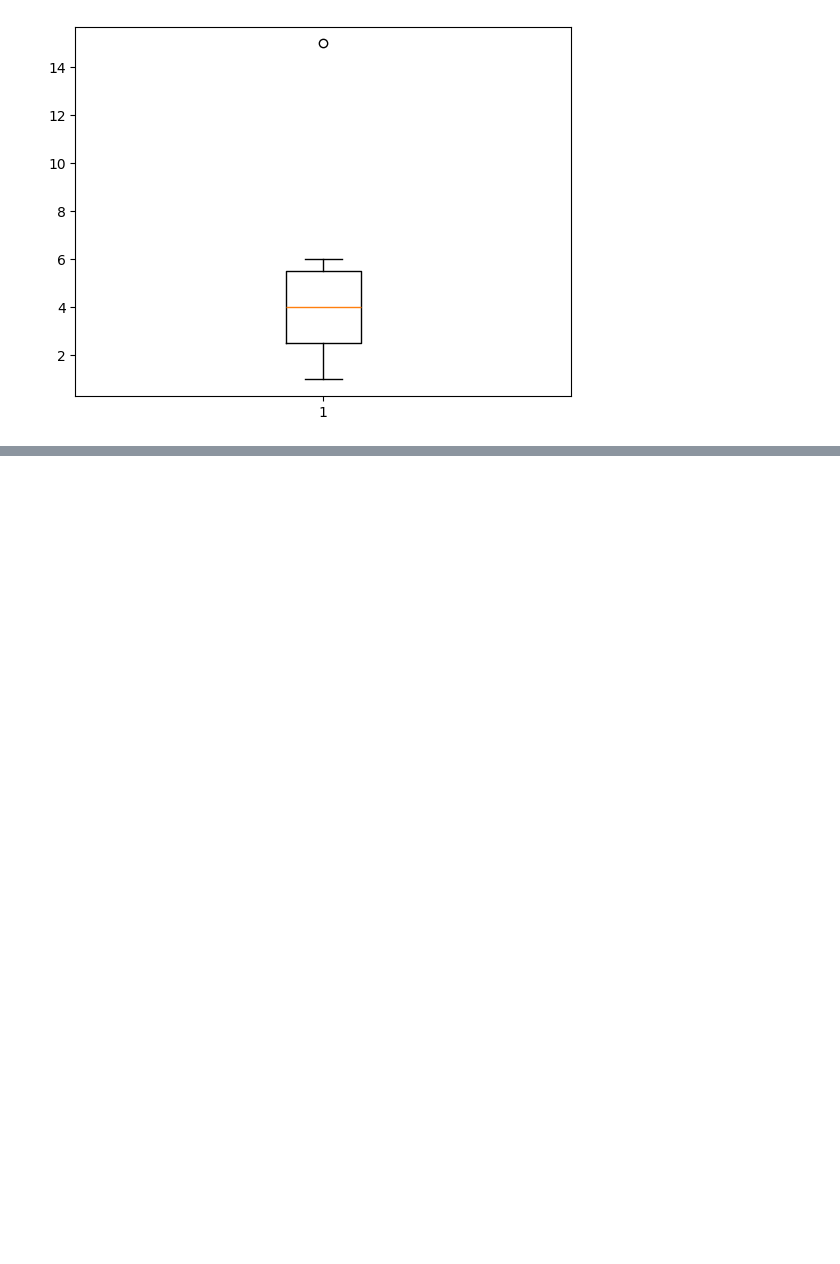
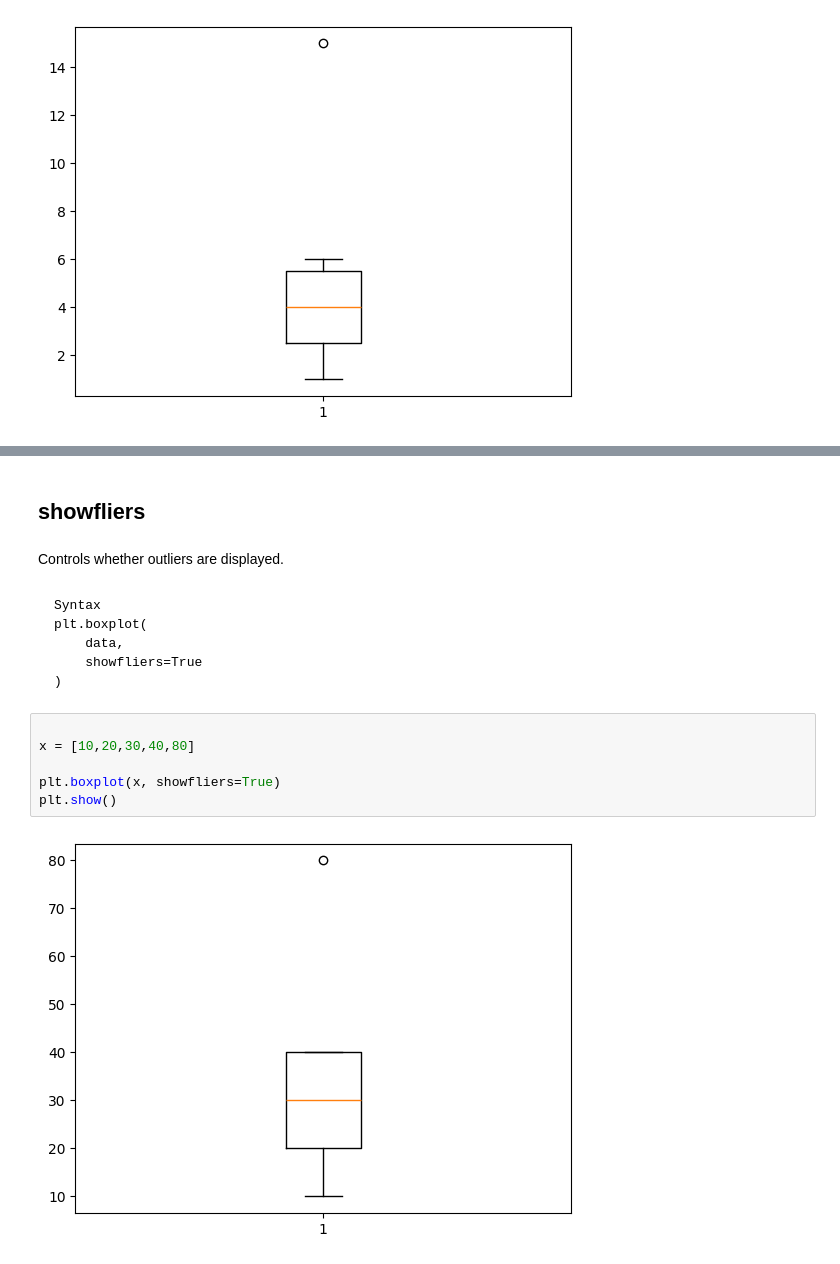
Before and after one commit to kshitij-commit/DataScience, a Jupyter notebook: 04_matplotlib/06_box-plot.ipynb, the cells around one changed output, grey strips where cells are left out. Saved outputs shown, nothing was run; the diff lists cells and outputs as text; blank space fills up the shorter version.

````diff
--- a/04_matplotlib/06_box-plot.ipynb
+++ b/04_matplotlib/06_box-plot.ipynb
@@ -586,0 +640,20 @@ plt.show()
+# %% [markdown]
+## showfliers
+# %% [markdown]
+Controls whether outliers are displayed.
+# %% [markdown]
+```
+Syntax
+plt.boxplot(
+    data,
+    showfliers=True
+)
+```
+# %%
+
+x = [10,20,30,40,80]
+
+plt.boxplot(x, showfliers=True)
+plt.show()
+# %% [output]
+[figure, added]
````
Also changed, not shown: parts of 14 cells of this notebook.
